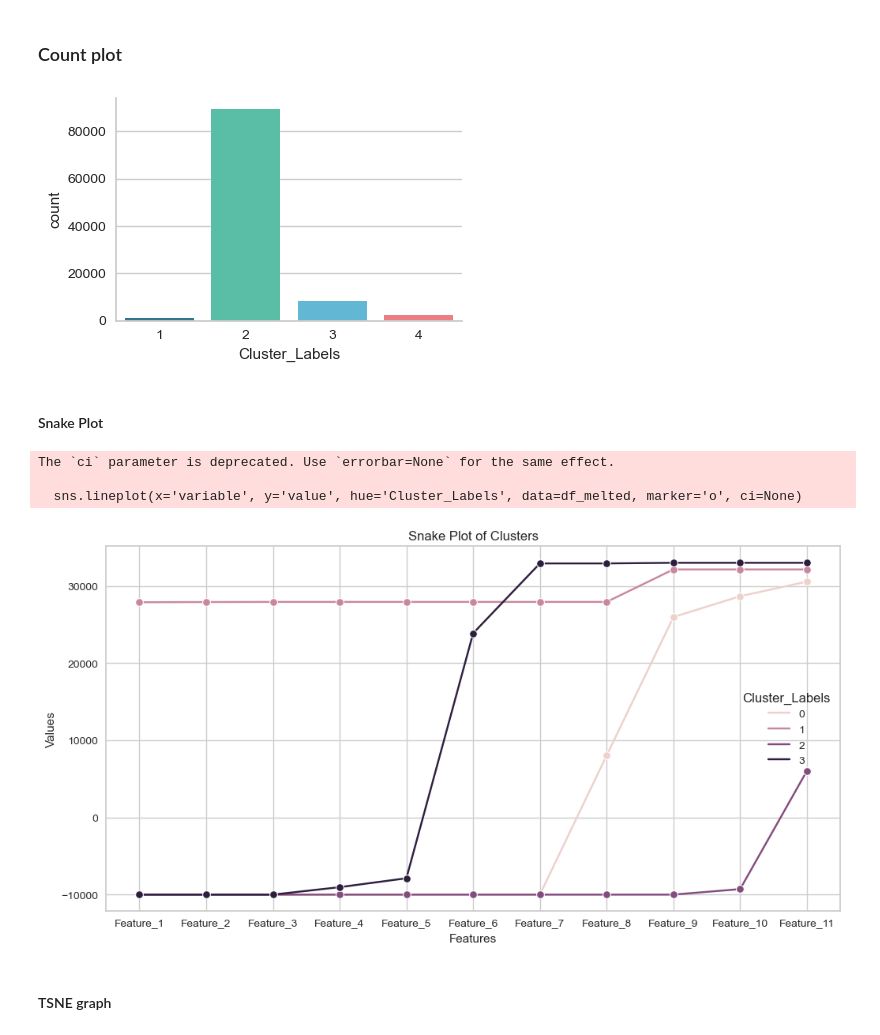
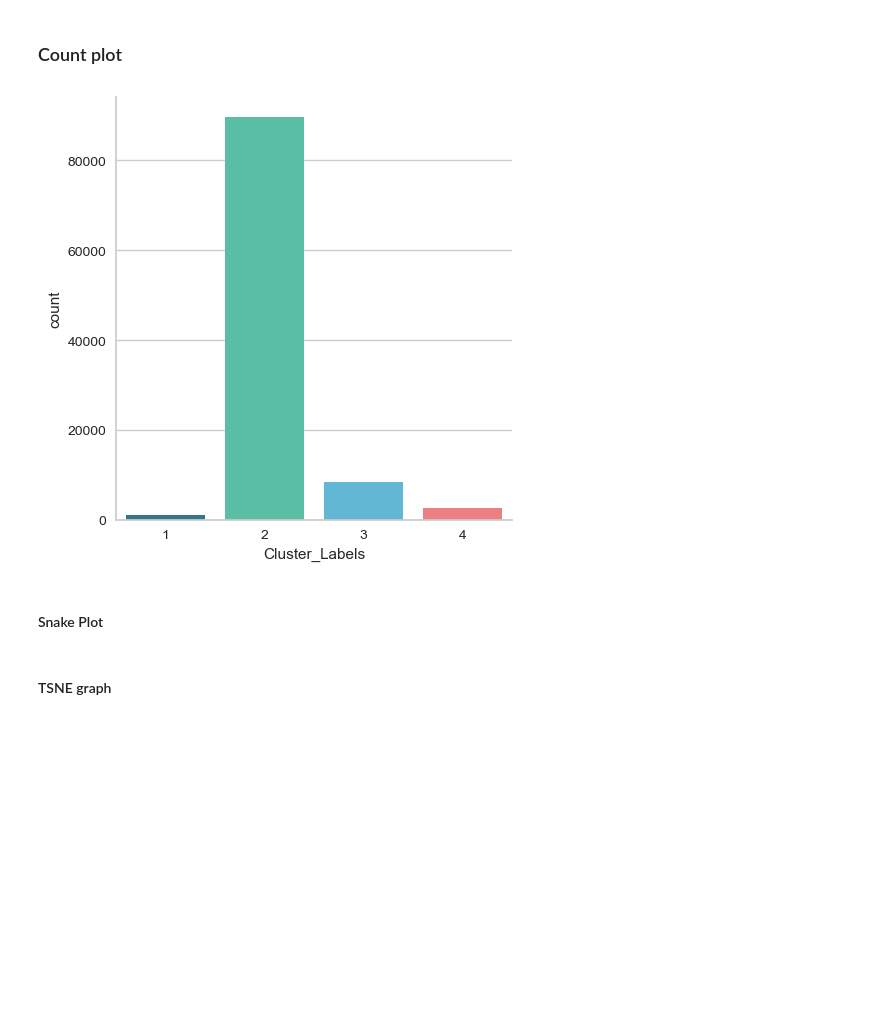
Before and after one commit to gbrosell/maroon-archers, a Jupyter notebook: 03STA-RI_G03_clustering.ipynb, the cells around one changed output. Cells and saved outputs as stored; diff of their text form; code cells hidden in the pictures; blank space fills up the shorter version.

Commit message:
sta-ri U03 new plots

```diff
--- a/03STA-RI_G03_clustering.ipynb
+++ b/03STA-RI_G03_clustering.ipynb
@@ -44,7 +23,7 @@ Requirement already satisfied: six>=1.5 in c:\users\berna\anaconda3\lib\site-pac
 # %% [markdown]
 # Data Preprocessing
 # %%
-df = pd.read_csv('C:\\Users\\berna\\Documents\\Eskwelabs\\Capstone Project\\consolidated_csv_03STA-RI_G03.csv')
+df = pd.read_csv('C:/Users/MANCY036/Downloads/Eskwelabs/consolidated_csv_03STA-RI_G03.csv')
 df.head()
 # %% [output]
 |  | RUN_TIME | MKT_TYPE | REGION_NAME | ZONE_NAME | RESOURCE_NAME | TIME_INTERVAL | START_TIME | END_TIME | ... |
@@ -457,13 +425,11 @@ sns.scatterplot(x=transformed[:,0], y=transformed[:,1], hue=cluster_labels, styl
 # %%
 sns.catplot(
     data=price_series_df,
     x="Cluster_Labels",
     kind="count",
-    palette=cluster_palette,
-    height = 3,
-    aspect = 1.5
-  )
+    palette=cluster_palette
+)
 plt.show()
 # %% [output]
-[figure, old version]
+[figure, new version]
 # %%
@@ -481,23 +447,18 @@ cluster_labels = kmeans.labels_
 # %% [markdown]
 #### Snake Plot
 # %%
-price_series_df['Cluster_Labels'] = cluster_labels
+# price_series_df['Cluster_Labels'] = cluster_labels
 
-# Melt the DataFrame for the snake plot
-df_melted = pd.melt(price_series_df, id_vars='Cluster_Labels', value_vars=price_series_df.columns[:-1])
+# # Melt the DataFrame for the snake plot
+# df_melted = pd.melt(price_series_df, id_vars='Cluster_Labels', value_vars=price_series_df.columns[:-1])
 
-# Create a snake plot using seaborn
-plt.figure(figsize=(12, 6))
-sns.lineplot(x='variable', y='value', hue='Cluster_Labels', data=df_melted, marker='o', ci=None)
-plt.title('Snake Plot of Clusters')
-plt.xlabel('Features')
-plt.ylabel('Values')
-plt.show()
+# # Create a snake plot using seaborn
+# plt.figure(figsize=(12, 6))
+# sns.lineplot(x='variable', y='value', hue='Cluster_Labels', data=df_melted, marker='o', ci=None)
+# plt.title('Snake Plot of Clusters')
+# plt.xlabel('Features')
+# plt.ylabel('Values')
+# plt.show()
-# %% [output]
-The `ci` parameter is deprecated. Use `errorbar=None` for the same effect.
-
-  sns.lineplot(x='variable', y='value', hue='Cluster_Labels', data=df_melted, marker='o', ci=None)
-[figure, removed]
 # %% [markdown]
 #### TSNE graph
 # %%
```
Also changed, not shown: parts of 10 cells of this notebook.
